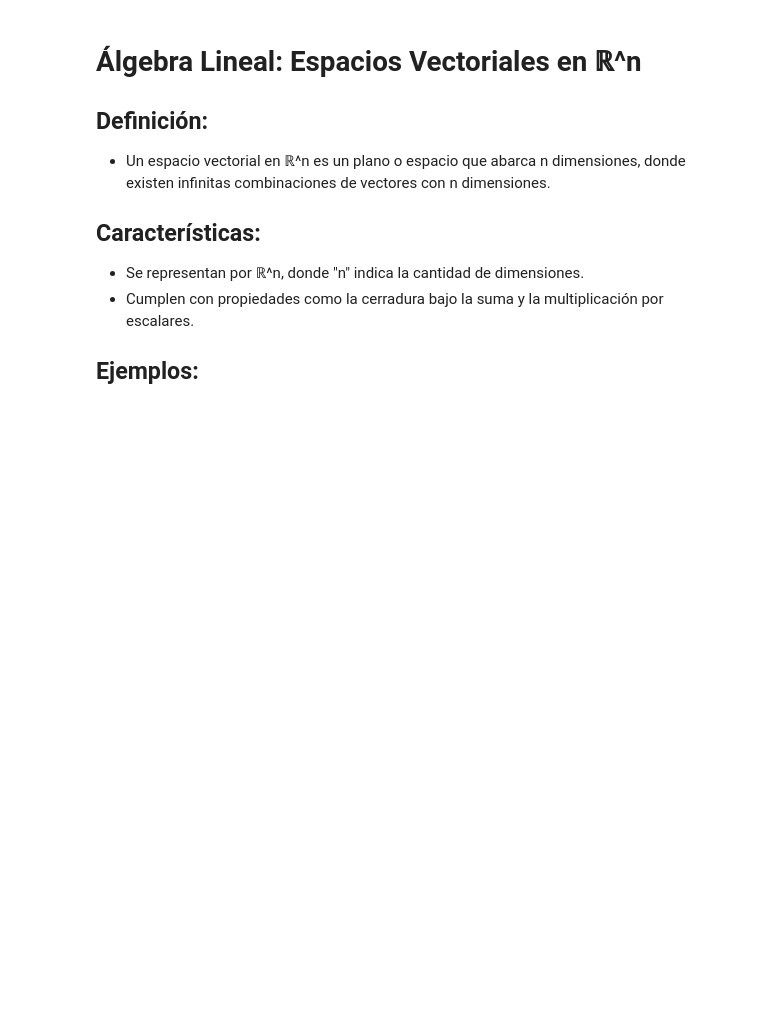
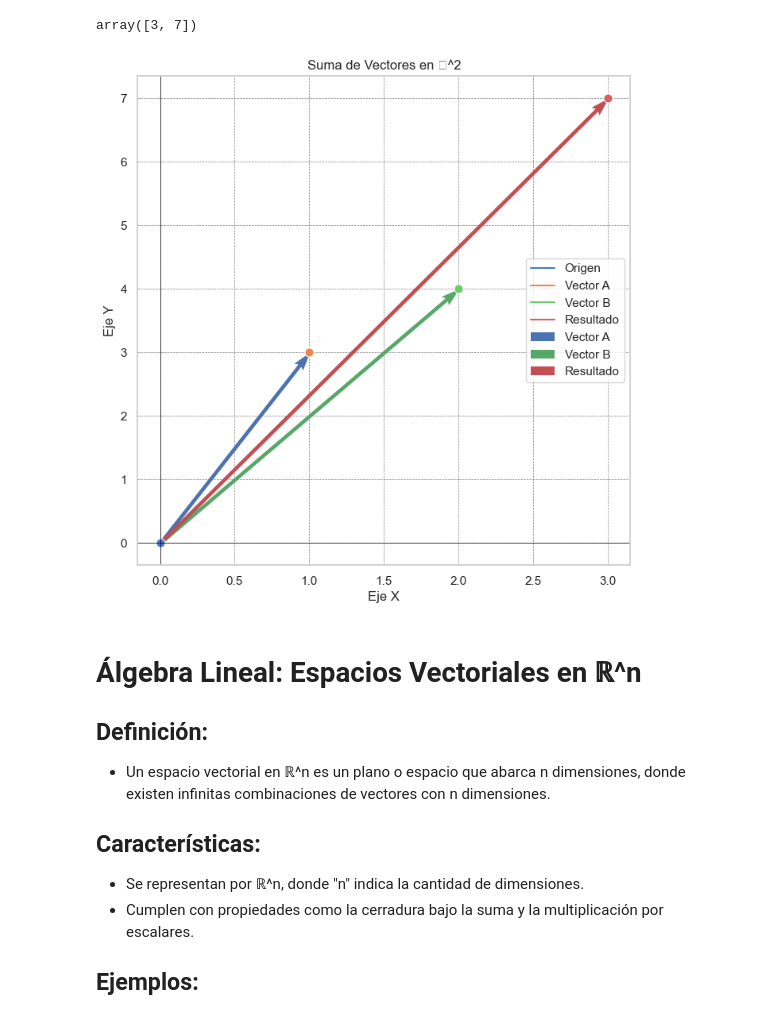
Before and after one commit to ClaudineMeyer/ciencia-de-datos-roadmap, a Jupyter notebook: 01 - matematica/vectores.ipynb, the cells around one changed output. Cells and saved outputs as stored; diff of their text form; code cells hidden in the pictures; blank space fills up the shorter version.

Commit message:
add graphics of addition vectors in n== 2dim

```diff
--- a/01 - matematica/vectores.ipynb
+++ b/01 - matematica/vectores.ipynb
@@ -19,6 +24,44 @@
 
 ## Aplicaciones Prácticas
 - **Ciencia de Datos e IA**: Fundamentales en análisis de datos y modelado en inteligencia artificial.
+# %%
+# suma de dos vectores con n = 2 dim
+
+vector_a = np.array([1, 3])
+vector_b = np.array([2, 4])
+
+vector_resultante_c = vector_a + vector_b
+vector_resultante_c
+# %% [output]
+array([3, 7])
+# %%
+data = pd.DataFrame({'x': [0, vector_a[0], vector_b[0], vector_resultante_c[0]],
+                     'y': [0, vector_a[1], vector_b[1], vector_resultante_c[1]],
+                     'vector': ['Origen', 'Vector A', 'Vector B', 'Resultado']})
+
+# Graficar los vectores
+plt.figure(figsize=(8, 8))
+sns.set(style="whitegrid")
+sns.lineplot(x='x', y='y', data=data, hue='vector', marker="o", markersize=8, palette='muted')
+
+# Añadir flechas al final de los vectores
+plt.quiver(0, 0, vector_a[0], vector_a[1], angles='xy', scale_units='xy', scale=1, color='b', label='Vector A')
+plt.quiver(0, 0, vector_b[0], vector_b[1], angles='xy', scale_units='xy', scale=1, color='g', label='Vector B')
+plt.quiver(0, 0, vector_resultante_c[0], vector_resultante_c[1], angles='xy', scale_units='xy', scale=1, color='r', label='Resultado')
+
+# Ajustes estéticos
+plt.legend()
+plt.title('Suma de Vectores en ℝ^2')
+plt.xlabel('Eje X')
+plt.ylabel('Eje Y')
+plt.axhline(0, color='black',linewidth=0.5)
+plt.axvline(0, color='black',linewidth=0.5)
+plt.grid(color = 'gray', linestyle = '--', linewidth = 0.5)
+
+# Mostrar el gráfico
+plt.show()
+# %% [output]
+[figure, added]
 # %% [markdown]
 # Álgebra Lineal: Espacios Vectoriales en ℝ^n
 
```
Also changed, not shown: parts of 2 cells of this notebook.
